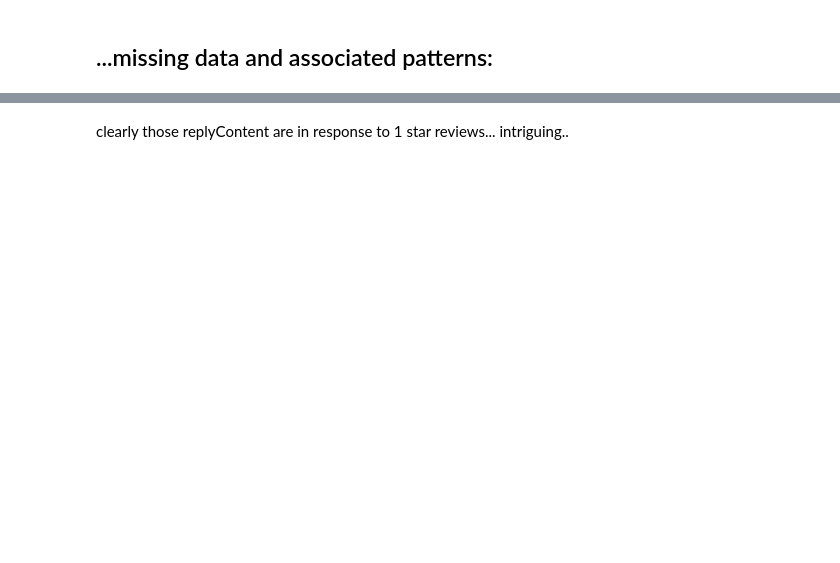
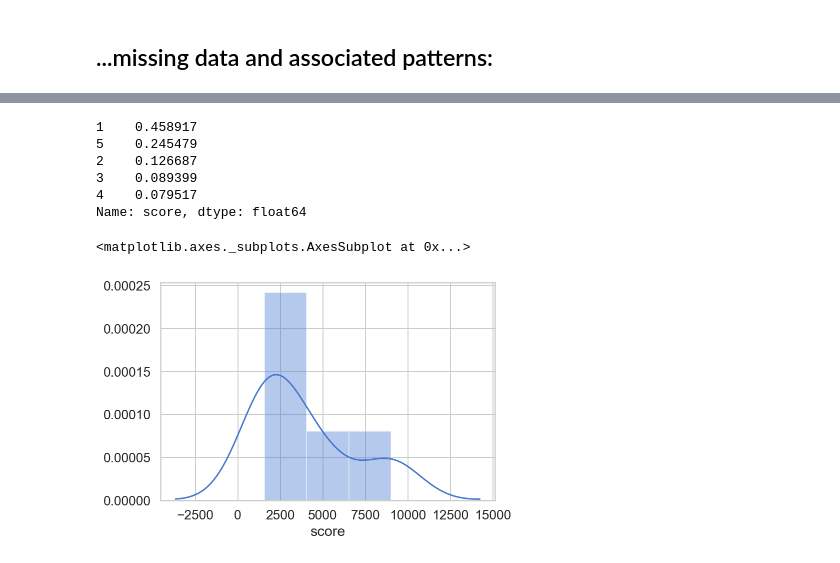
Before and after one commit to andiosika/dsc-capstone-project-v2-online-ds-pt-100719, a Jupyter notebook: ideas.ipynb, the cells around one changed output, grey strips where cells are left out. Drawn from its saved outputs; the diff is of its cells as text; code cells hidden in the pictures; blank space fills up the shorter version.

```diff
--- a/ideas.ipynb
+++ b/ideas.ipynb
@@ -235,4 +361,15 @@ df1 = df[df['replyContent'].notnull()]
 # %%
-df1['score'].value_counts()
+df1['score'].value_counts(normalize=True)
+# %% [output]
+1    0.458917
+5    0.245479
+2    0.126687
+3    0.089399
+4    0.079517
+Name: score, dtype: float64
-# %% [markdown]
-clearly those replyContent are in response to 1 star reviews...  intriguing..
+# %%
+reply_content_counts = df1['score'].value_counts()
+sns.distplot(reply_content_counts)
+# %% [output]
+<matplotlib.axes._subplots.AxesSubplot at 0x...>
+[figure, added]
```
Also changed, not shown: parts of 49 cells of this notebook, 1 other file.
